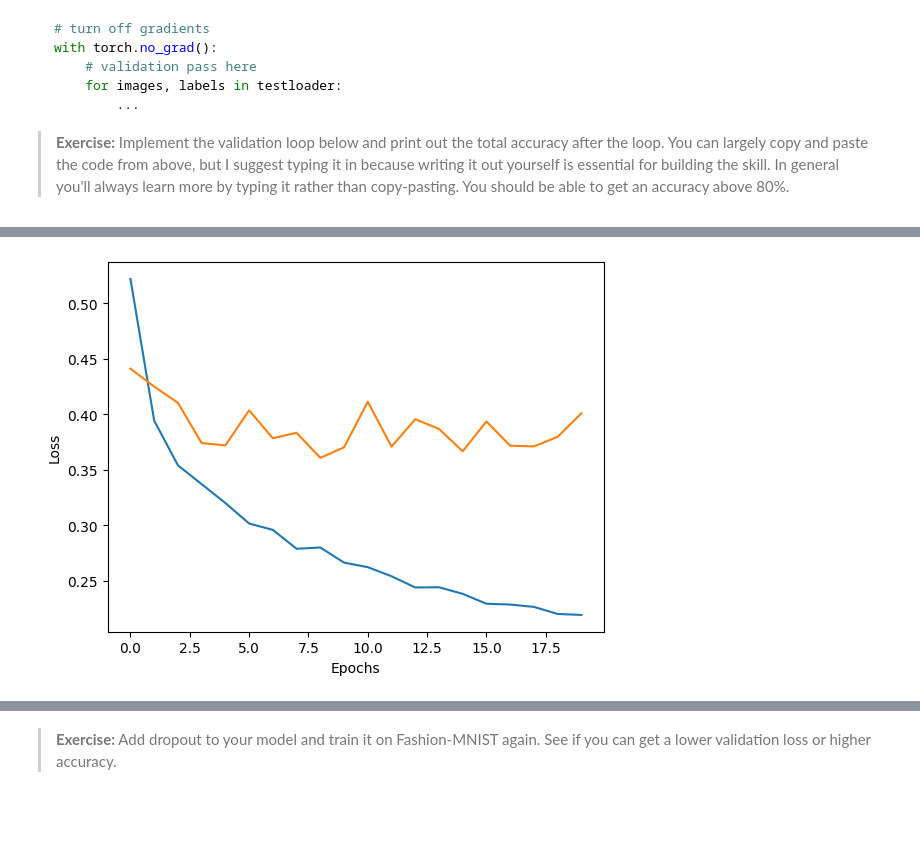
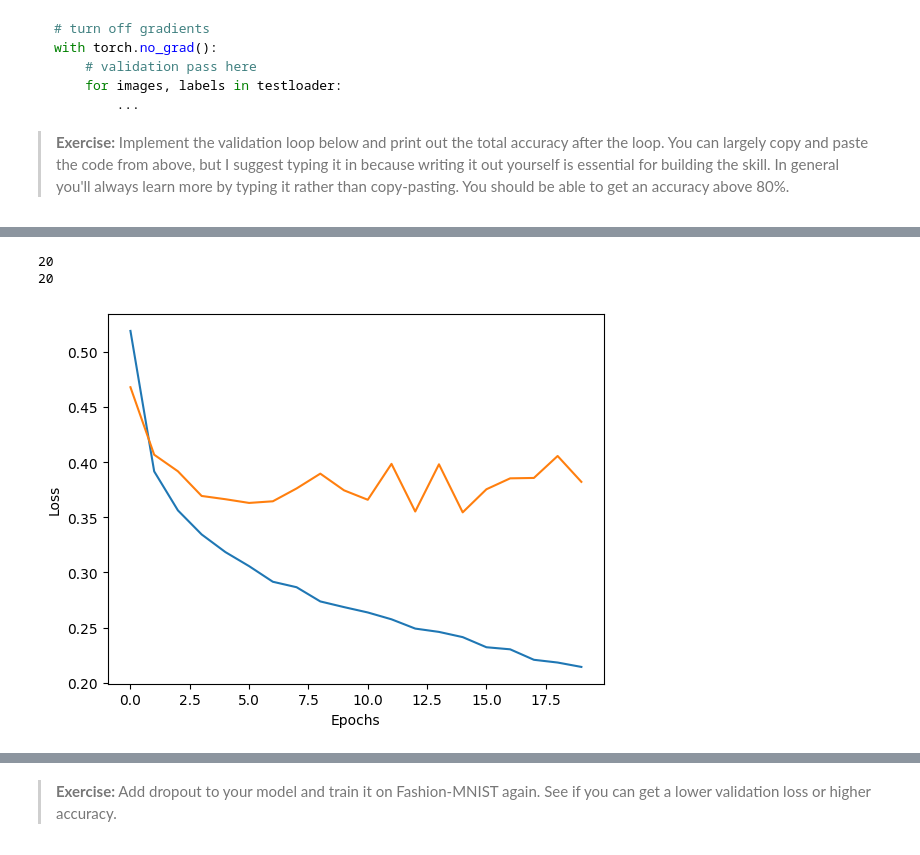
Before and after one commit to HassanHotait/dtu_mlops, a Jupyter notebook: s1_development_environment/exercise_files/5_Inference_and_Validation.ipynb, the cells around one changed output, grey strips where cells are left out. Saved outputs shown, nothing was run; the diff lists cells and outputs as text; code cells hidden in the pictures; blank space fills up the shorter version.

```diff
--- a/s1_development_environment/exercise_files/5_Inference_and_Validation.ipynb
+++ b/s1_development_environment/exercise_files/5_Inference_and_Validation.ipynb
@@ -172,6 +171,13 @@ KeyboardInterrupt:
 model = Classifier()
 criterion = nn.NLLLoss()
 optimizer = optim.Adam(model.parameters(), lr=0.003)
+
+# Check for GPU availability
+device = torch.device("cpu")
+print("Using device:", device)
+
+# Move model to GPU if available
+model.to(device)
 
 epochs = 20
 steps = 0
@@ -180,6 +186,8 @@ train_losses, test_losses = [], []
 for e in range(epochs):
     running_loss = 0
     for images, labels in trainloader:
+
+        images,labels =images.to(device),labels.to(device)
 
         optimizer.zero_grad()
 
@@ -200,6 +208,7 @@ for e in range(epochs):
 
         with torch.no_grad():
             for images, labels in testloader:
+                images, labels = images.to(device),labels.to(device)
                 log_ps = model(images)
                 test_loss += criterion(log_ps, labels).item()
 
@@ -300,18 +306,23 @@ Accuracy: 6.25%
 # %%
 import numpy as np
 import matplotlib.pyplot as plt
 
+print(len(train_losses))
+print(len(test_losses))
 
-plt.plot(range(20),train_losses,range(20),test_losses)
+
+plt.plot(list(range(epochs)),train_losses,list(range(epochs)),test_losses)
 plt.xlabel("Epochs")
 plt.ylabel("Loss")
 
 # lbl =
 
 # plt.xticks(list(range(20)),labels = )
 plt.show()
 # %% [output]
+20
+20
-[figure, old version]
+[figure, new version]
 # %% [markdown]
 ## Overfitting
 
```
Also changed, not shown: parts of 12 cells of this notebook, 13 other files.
